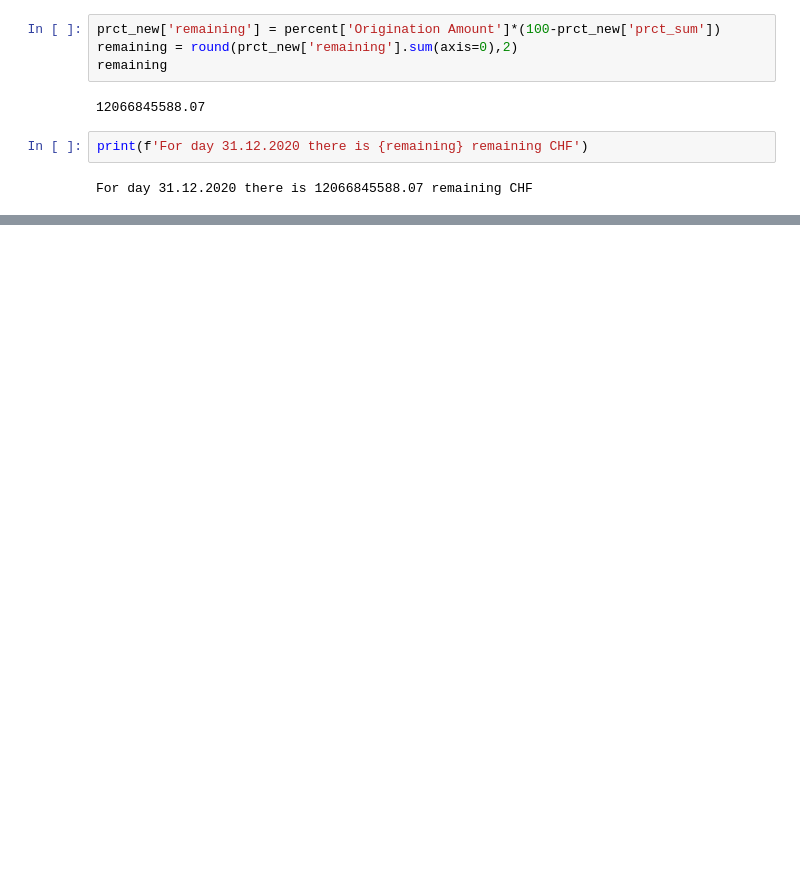
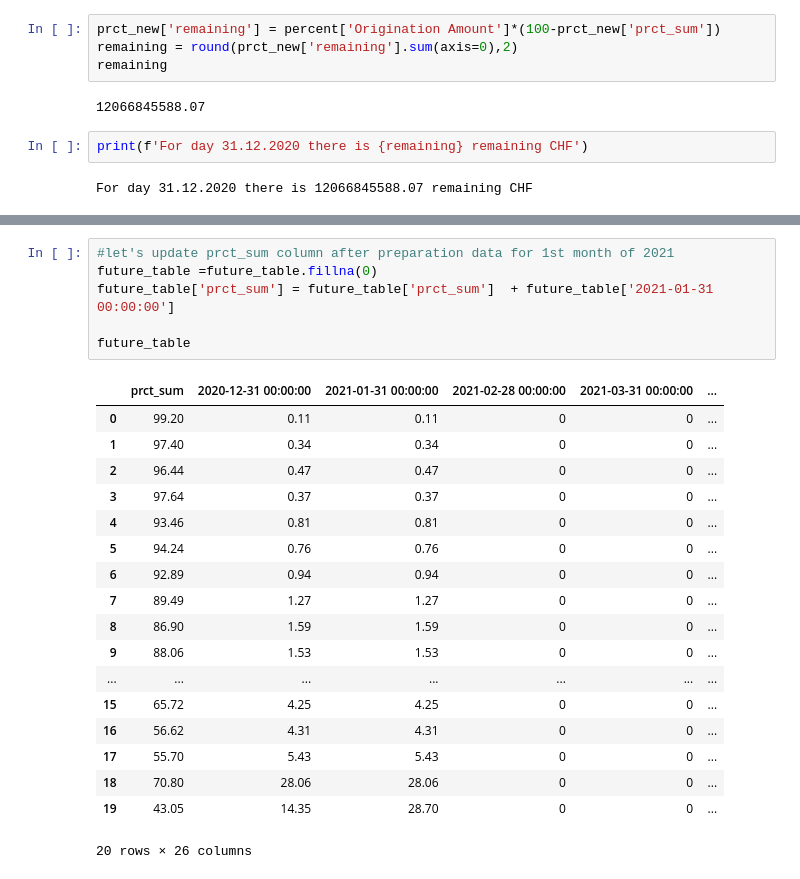
Before and after one commit to andrzej-konczyk/PwC_theforage, a Jupyter notebook: task 3/Quant_Finance_Modeling.ipynb, the cells around one changed output, grey strips where cells are left out. Drawn from its saved outputs; the diff is of its cells as text; blank space fills up the shorter version.

```diff
--- a/task 3/Quant_Finance_Modeling.ipynb
+++ b/task 3/Quant_Finance_Modeling.ipynb
@@ -200,0 +345,25 @@ For day 31.12.2020 there is 12066845588.07 remaining CHF
+# %%
+#let's update prct_sum column after preparation data for 1st month of 2021
+future_table =future_table.fillna(0)
+future_table['prct_sum'] = future_table['prct_sum']  + future_table['2021-01-31 00:00:00']
+
+future_table
+# %% [output]
+|  | prct_sum | 2020-12-31 00:00:00 | 2021-01-31 00:00:00 | 2021-02-28 00:00:00 | 2021-03-31 00:00:00 | ... |
+| 0 | 99.20 | 0.11 | 0.11 | 0 | 0 | ... |
+| 1 | 97.40 | 0.34 | 0.34 | 0 | 0 | ... |
+| 2 | 96.44 | 0.47 | 0.47 | 0 | 0 | ... |
+| 3 | 97.64 | 0.37 | 0.37 | 0 | 0 | ... |
+| 4 | 93.46 | 0.81 | 0.81 | 0 | 0 | ... |
+| 5 | 94.24 | 0.76 | 0.76 | 0 | 0 | ... |
+| 6 | 92.89 | 0.94 | 0.94 | 0 | 0 | ... |
+| 7 | 89.49 | 1.27 | 1.27 | 0 | 0 | ... |
+| 8 | 86.90 | 1.59 | 1.59 | 0 | 0 | ... |
+| 9 | 88.06 | 1.53 | 1.53 | 0 | 0 | ... |
+| ... | ... | ... | ... | ... | ... | ... |
+| 15 | 65.72 | 4.25 | 4.25 | 0 | 0 | ... |
+| 16 | 56.62 | 4.31 | 4.31 | 0 | 0 | ... |
+| 17 | 55.70 | 5.43 | 5.43 | 0 | 0 | ... |
+| 18 | 70.80 | 28.06 | 28.06 | 0 | 0 | ... |
+| 19 | 43.05 | 14.35 | 28.70 | 0 | 0 | ... |
+20 rows × 26 columns
```
Also changed, not shown: parts of 11 cells of this notebook, 1 other file.
